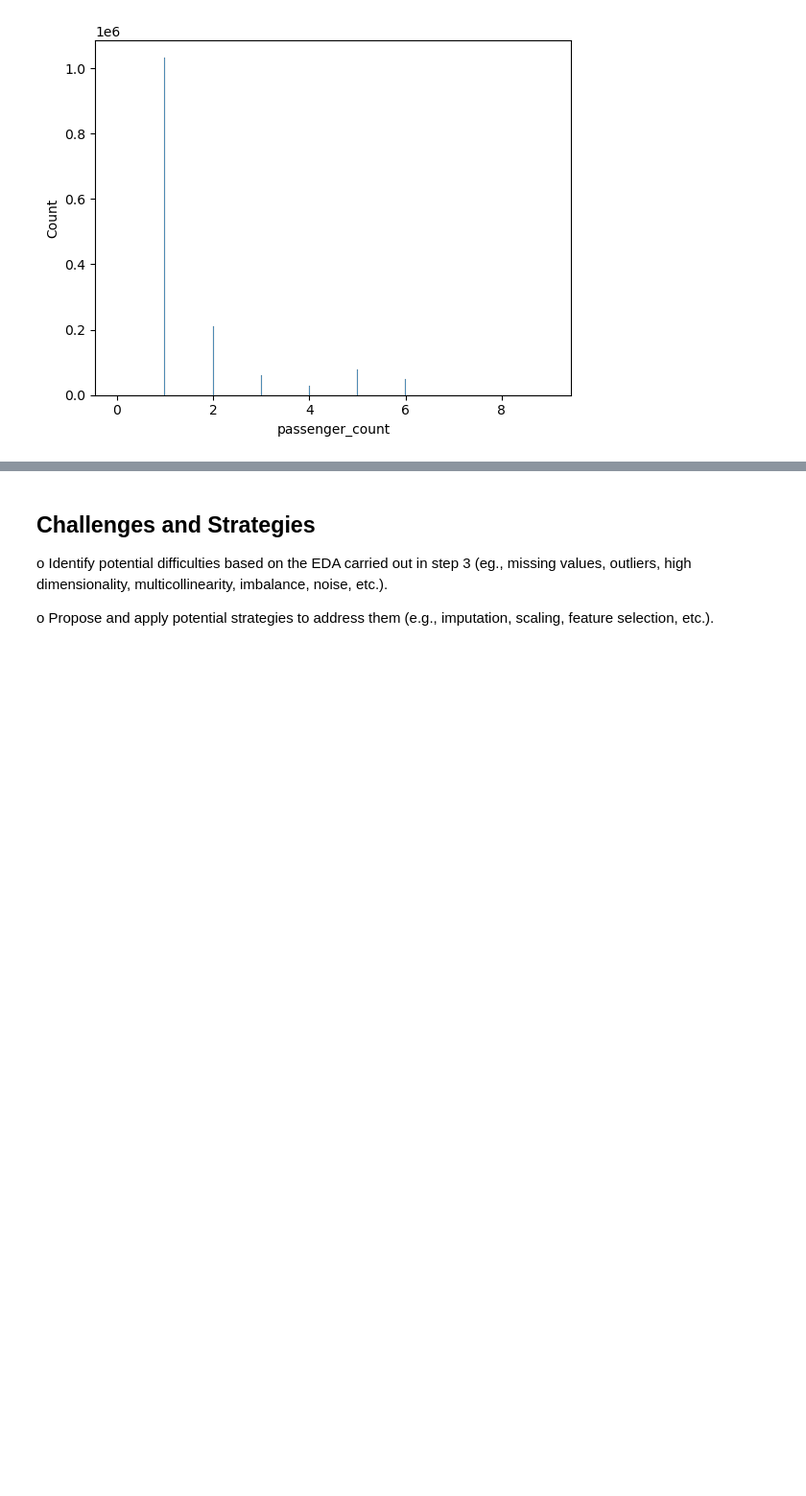
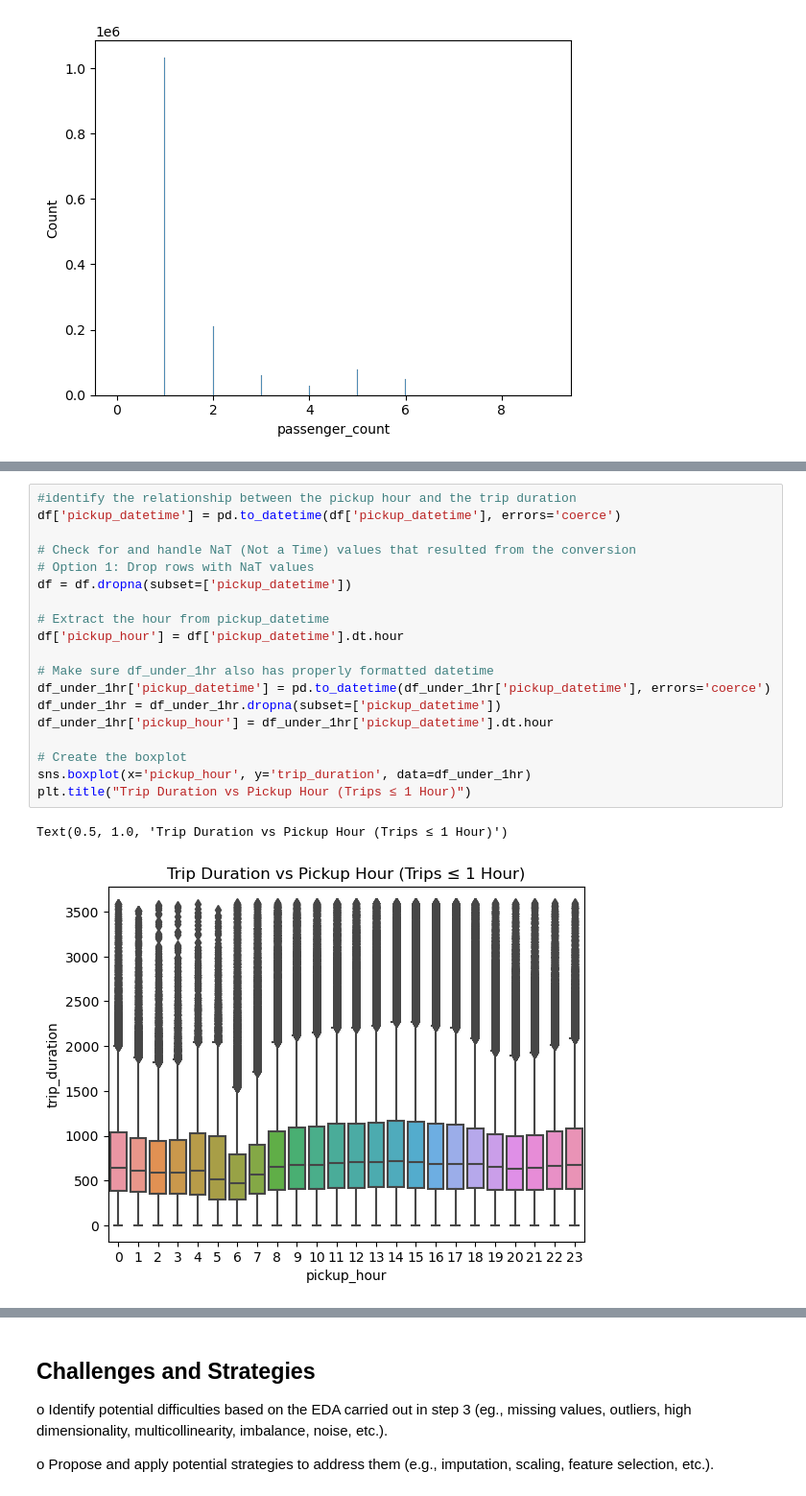
Before and after one commit to charralbert/Taxi_Trip_Duration, a Jupyter notebook: project_deliverable_1_Group_33.ipynb, the cells around one changed output, grey strips where cells are left out. Shown: that part at 96% size. Saved outputs shown, nothing was run; the diff lists cells and outputs as text; blank space fills up the shorter version.

```diff
--- a/project_deliverable_1_Group_33.ipynb
+++ b/project_deliverable_1_Group_33.ipynb
@@ -134,0 +186,22 @@ sns.histplot(df['passenger_count'])
+# %%
+#identify the relationship between the pickup hour and the trip duration
+df['pickup_datetime'] = pd.to_datetime(df['pickup_datetime'], errors='coerce')
+
+# Check for and handle NaT (Not a Time) values that resulted from the conversion
+# Option 1: Drop rows with NaT values
+df = df.dropna(subset=['pickup_datetime'])
+
+# Extract the hour from pickup_datetime
+df['pickup_hour'] = df['pickup_datetime'].dt.hour
+
+# Make sure df_under_1hr also has properly formatted datetime
+df_under_1hr['pickup_datetime'] = pd.to_datetime(df_under_1hr['pickup_datetime'], errors='coerce')
+df_under_1hr = df_under_1hr.dropna(subset=['pickup_datetime'])
+df_under_1hr['pickup_hour'] = df_under_1hr['pickup_datetime'].dt.hour
+
+# Create the boxplot
+sns.boxplot(x='pickup_hour', y='trip_duration', data=df_under_1hr)
+plt.title("Trip Duration vs Pickup Hour (Trips ≤ 1 Hour)")
+# %% [output]
+Text(0.5, 1.0, 'Trip Duration vs Pickup Hour (Trips ≤ 1 Hour)')
+[figure, added]
```
Also changed, not shown: parts of 9 cells of this notebook, 1 other file.
